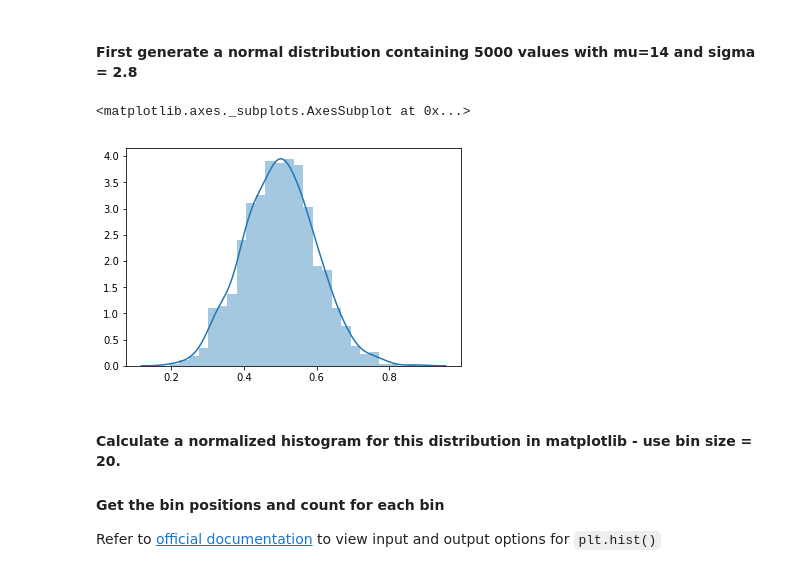
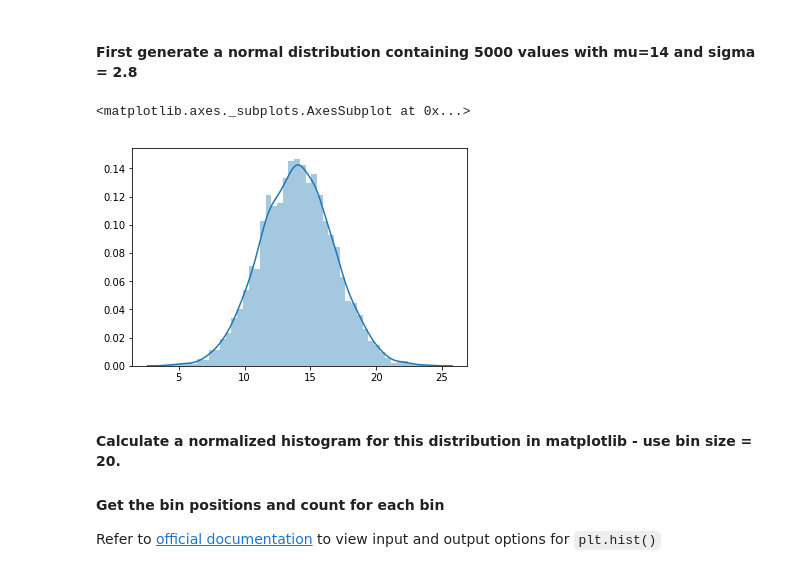
Before and after one commit to molron94/dsc-1-09-13-normal-gaussian-distributions-lab-nyc-ds-career-031119, a Jupyter notebook: index.ipynb, the cells around one changed output. Saved outputs shown, nothing was run; the diff lists cells and outputs as text; code cells hidden in the pictures.

```diff
--- a/index.ipynb
+++ b/index.ipynb
@@ -19,15 +19,15 @@ Here's the formula for calculating normal distribution density function.
 # %%
 # Generate a random normal variable with given parameters , n=5000
 import numpy as np
 import seaborn as sns
 
-mu, sigma = 0.5, 0.1
-N = 1000
+mu, sigma = 14, 2.8
+N = 5000
 s = np.random.normal(mu, sigma, N)
 sns.distplot(s)
 # %% [output]
 <matplotlib.axes._subplots.AxesSubplot at 0x...>
-[figure, old version]
+[figure, new version]
 # %% [markdown]
 #### Calculate a normalized histogram for this distribution in matplotlib - use bin size = 20.
 #### Get the bin positions and count for each bin
```
